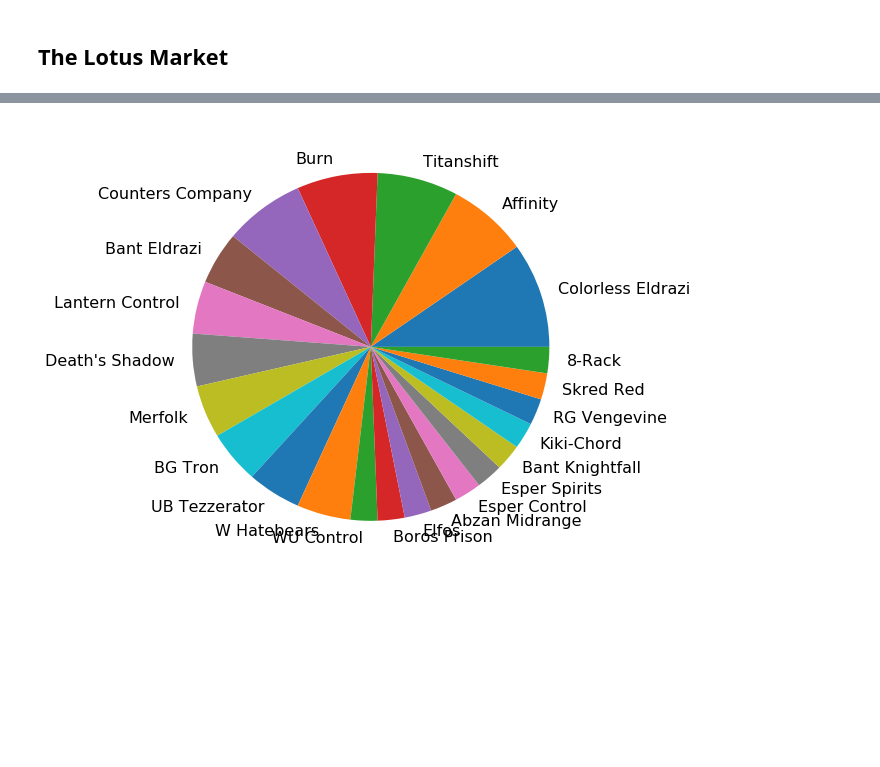
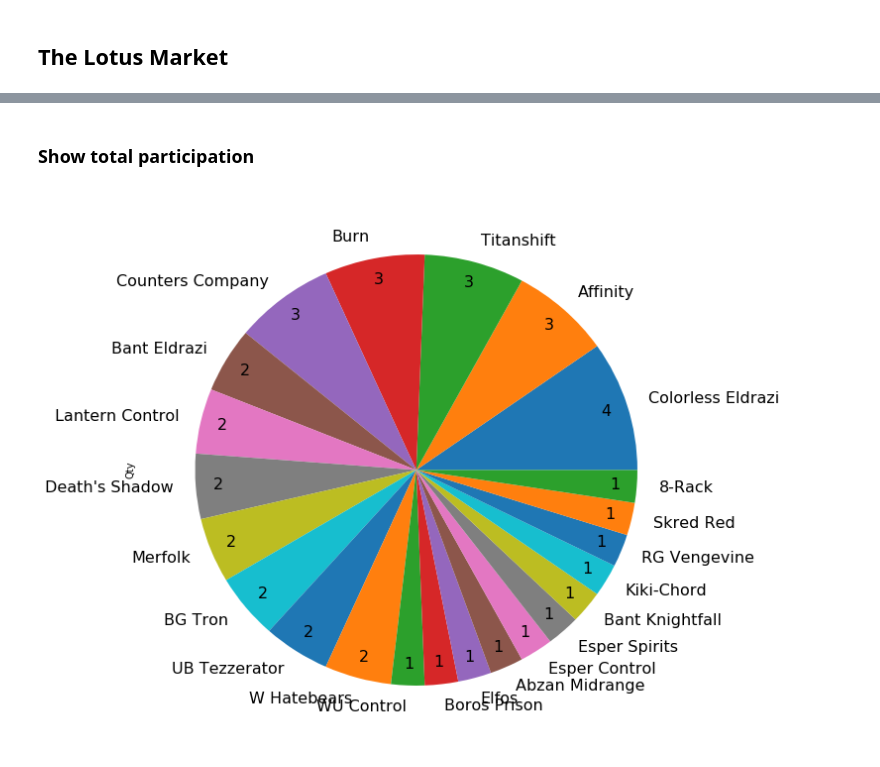
Before and after one commit to guimarais/metamagic, a Jupyter notebook: Metagame.ipynb, the cells around one changed output, grey strips where cells are left out. Saved outputs shown, nothing was run; the diff lists cells and outputs as text; code cells hidden in the pictures; blank space fills up the shorter version.

```diff
--- a/Metagame.ipynb
+++ b/Metagame.ipynb
@@ -2,7 +4,14 @@
 import pandas as pd
 import matplotlib.pyplot as plt
 import numpy as np
+# %%
+def how_many(values):
+    def my_autopct(pct):
+        total = sum(values)
+        val = int(round(pct*total/100.0))
+        return '{v:d}'.format(p=pct,v=val)
+    return my_autopct
 # %% [markdown]
 ## The Lotus Market
 # %%
-df = pd.read_excel('./Files/Season_1_2017-2018.xlsx', sheetname='LotusMarket', header=None, names=['Deck', ''])
+df = pd.read_excel('./Files/Season_1_2017-2018.xlsx', sheetname='LotusMarket', header=None, names=['Deck', 'Qty'])
@@ -22,5 +26,9 @@ def absolute_value(val):
+# %% [markdown]
+### Show total participation
 # %%
-df.plot.pie(y='', labels=df['Deck'], figsize=(8,8), legend=None, fontsize=16)
+df.plot.pie(y='Qty', labels=df['Deck'],
+            figsize=(10,10), legend=None, fontsize=16,
+            autopct=how_many(df['Qty']), pctdistance=0.9)
 plt.show()
 # %% [output]
-[figure, old version]
+[figure, new version]
```
Also changed, not shown: parts of 6 cells of this notebook.
